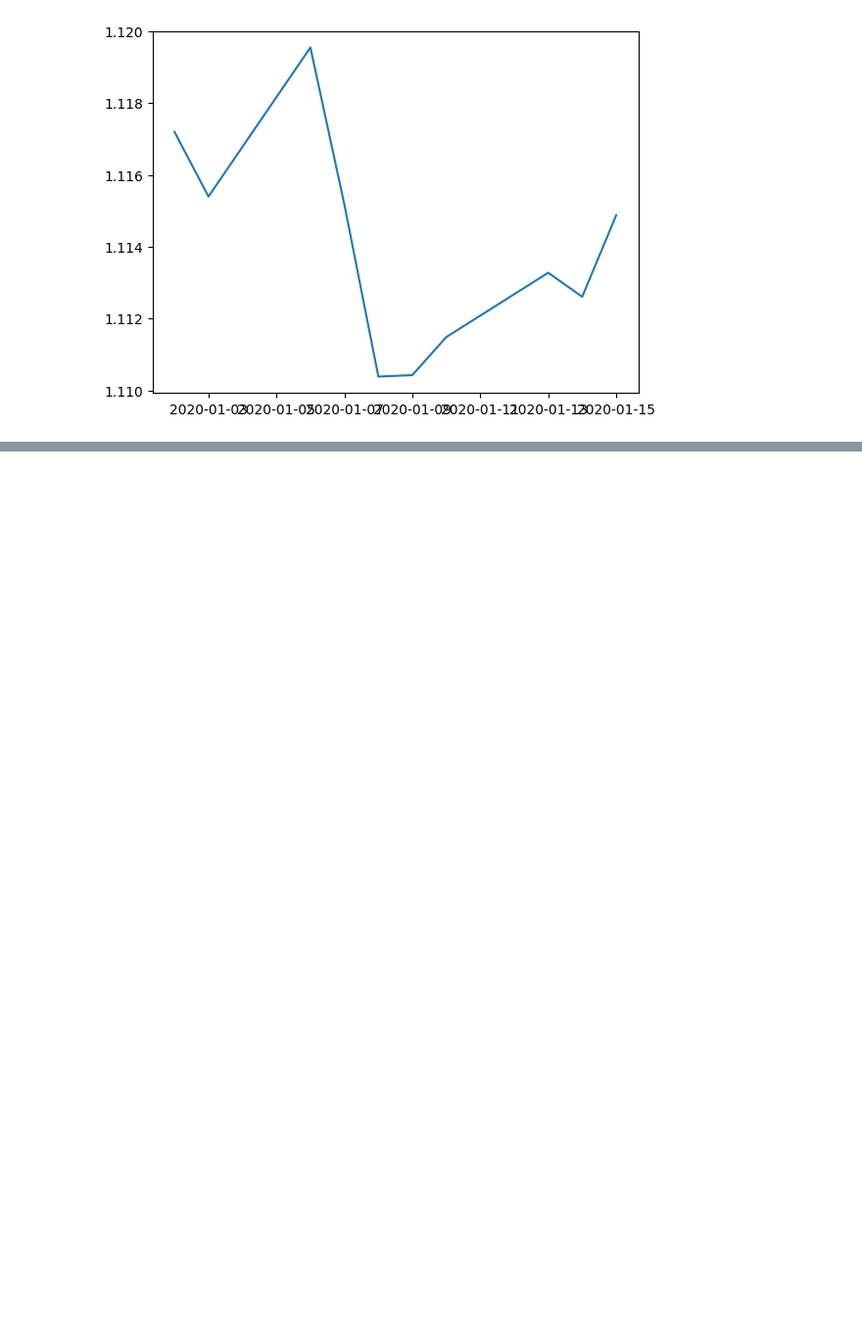
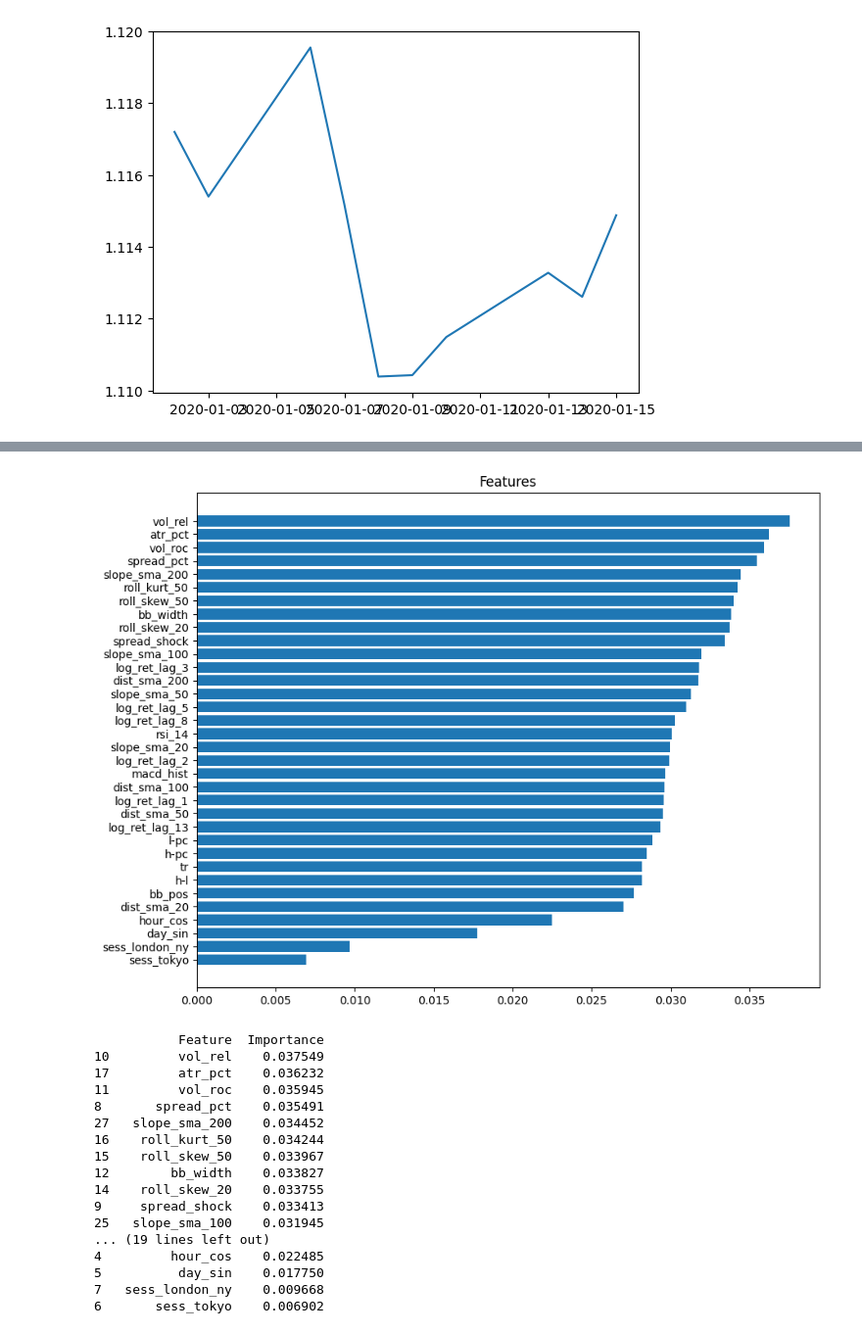
Before and after one commit to HendrichMugisha/project_autotrade, a Jupyter notebook: notebooks/messing_around.ipynb, the cells around one changed output, grey strips where cells are left out. Shown at 98% size. Saved outputs shown, nothing was run; the diff lists cells and outputs as text; code cells hidden in the pictures; blank space fills up the shorter version.

```diff
--- a/notebooks/messing_around.ipynb
+++ b/notebooks/messing_around.ipynb
@@ -86,0 +149,14 @@ plt.plot(daily_df.loc['2020-01-02' : '2020-01-15']['close'])
+# %%
+# Cell 3: Chronological Split
+
+# We'll use the first 80% for training, last 20% for validation
+split_point = int(len(X) * 0.80)
+
+X_train = X.iloc[:split_point]
+X_test = X.iloc[split_point:]
+
+y_train = y_mapped.iloc[:split_point]
+y_test = y_mapped.iloc[split_point:]
+
+print(f"Training Samples: {len(X_train)} (Start: {X_train.index[0]} - End: {X_train.index[-1]})")
+print(f"Testing Samples:  {len(X_test)}  (Start: {X_test.index[0]} - End: {X_test.index[-1]})")
@@ -86,0 +291,39 @@ plt.plot(daily_df.loc['2020-01-02' : '2020-01-15']['close'])
+# %%
+
+# 2. Extract Feature Importance
+importances = model.feature_importances_
+feature_names = X_train.columns
+
+# 3. Create a DataFrame and Sort
+feat_df = pd.DataFrame({'Feature': feature_names, 'Importance': importances})
+feat_df = feat_df.sort_values(by='Importance', ascending=False)
+
+# 4. Visualize
+plt.figure(figsize=(10, 8))
+plt.barh(feat_df['Feature'], feat_df['Importance']) # Top 20
+plt.gca().invert_yaxis()
+plt.title("Features")
+plt.show()
+
+# 5. The "Kill List"
+# print("Bottom 10 Features (Likely Noise):")
+print(feat_df)
+# %% [output]
+[figure, added]
+           Feature  Importance
+10         vol_rel    0.037549
+17         atr_pct    0.036232
+11         vol_roc    0.035945
+8       spread_pct    0.035491
+27   slope_sma_200    0.034452
+16    roll_kurt_50    0.034244
+15    roll_skew_50    0.033967
+12        bb_width    0.033827
+14    roll_skew_20    0.033755
+9     spread_shock    0.033413
+25   slope_sma_100    0.031945
+... (19 lines left out)
+4         hour_cos    0.022485
+5          day_sin    0.017750
+7   sess_london_ny    0.009668
+6       sess_tokyo    0.006902
```
Also changed, not shown: parts of 6 cells of this notebook, 2 other files.
